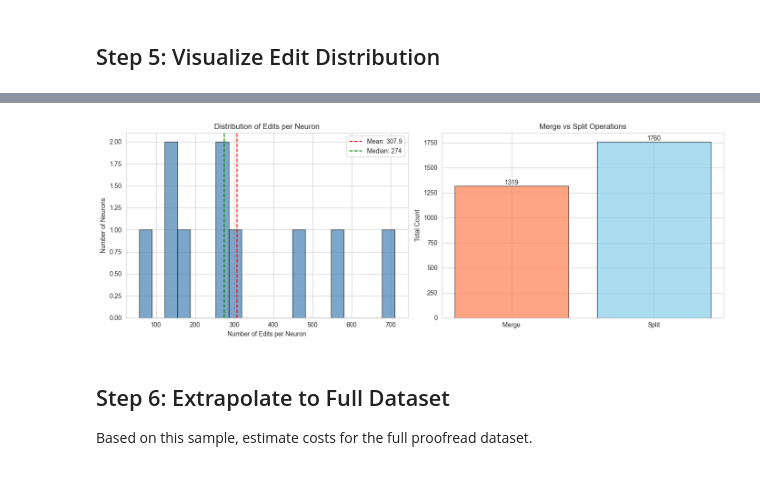
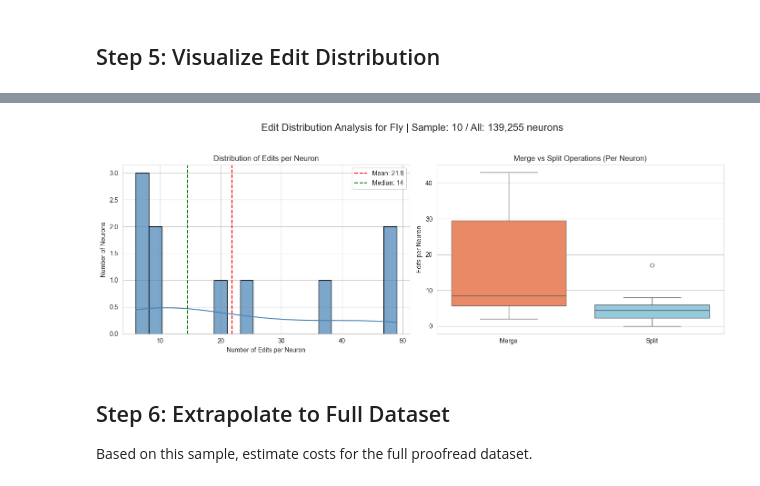
Before and after one commit to qsimeon/ConnectomeBench, a Jupyter notebook: examples/tutorial_edit_history_analysis.ipynb, the cells around one changed output, grey strips where cells are left out. Cells and saved outputs as stored; diff of their text form; code cells hidden in the pictures.

Commit message:
anlayze_edit_distributions now works for mouse and fly. human only has 1 proofread neuron and zebrafish has no proofread neurons

```diff
--- a/examples/tutorial_edit_history_analysis.ipynb
+++ b/examples/tutorial_edit_history_analysis.ipynb
@@ -127,7 +134,7 @@ They're DIFFERENT! Let's see examples:
 # %%
 # Method 2: live_query (Jeff's approach)
 live_result = client.materialize.live_query(
-    "proofreading_status_and_strategy",
+    proofread_table,
     datetime.now()
 )
 
@@ -146,6 +157,7 @@ Let's look at the edit history structure for a single neuron to understand what
 # %%
 # Pick a sample neuron
-sample_neuron_id = neuron_ids[-1]
+idx = np.random.randint(0, len(neuron_ids))
+sample_neuron_id = neuron_ids[idx]
 
 print(f"Getting edit history for neuron: {sample_neuron_id}")
 print(f"Using client.chunkedgraph.get_tabular_change_log()...\n")
@@ -172,8 +184,8 @@ print(f"\nColumns: {list(edit_history.columns)}")
 if len(edit_history) == 0:
     print("No edit history found for this neuron.")
 else:
-    print("\nFirst edit row:")
-    display(edit_history.head(1))
+    print("\nFirst few edit rows:")
+    display(edit_history.head())
     print("\nThe returned edit history has the following columns:")
     for col in edit_history.columns:
         print(f"  - {col}")
@@ -212,9 +258,10 @@ Neuron 864691137199765313 edit breakdown:
 
 Now let's get edit histories for a sample of neurons to see the distribution.
 # %%
-# Sample 50 random neurons
+# Sample N random neurons
 np.random.seed(42)
-sample_size = 10
+N = 100
+sample_size = min(N, len(neuron_ids))
 sampled_neurons = np.random.choice(neuron_ids, size=min(sample_size, len(neuron_ids)), replace=False)
 
 print(f"Analyzing {len(sampled_neurons)} random neurons...")
@@ -339,32 +386,58 @@ Total across sample:
 # %%
-# Plot 1: Histogram of edits per neuron
+# If seaborn is not installed, you may need to run: !pip install seaborn
+import seaborn as sns
+
 fig, axes = plt.subplots(1, 2, figsize=(14, 5))
 
-# Edit distribution
-axes[0].hist(results_df['total_edits'], bins=20, color='steelblue', edgecolor='black', alpha=0.7)
+# Edit distribution with histogram and KDE fit
+sns.histplot(
+    results_df['total_edits'],
+    bins=20,
+    kde=True,
+    color='steelblue',
+    ax=axes[0],
+    edgecolor='black',
+    alpha=0.7
+)
 axes[0].axvline(results_df['total_edits'].mean(), color='red', linestyle='--',
-                label=f'Mean: {results_df["total_edits"].mean():.1f}')
+                label=f'Mean: {results_df['total_edits'].mean():.1f}')
 axes[0].axvline(results_df['total_edits'].median(), color='green', linestyle='--',
-                label=f'Median: {results_df["total_edits"].median():.0f}')
+                label=f'Median: {results_df['total_edits'].median():.0f}')
 axes[0].set_xlabel('Number of Edits per Neuron')
 axes[0].set_ylabel('Number of Neurons')
 axes[0].set_title('Distribution of Edits per Neuron')
 axes[0].legend()
 
-# Merge vs Split
-merge_total = results_df['merge_edits'].sum()
-split_total = results_df['split_edits'].sum()
-axes[1].bar(['Merge', 'Split'], [merge_total, split_total],
-            color=['coral', 'skyblue'], edgecolor='black', alpha=0.7)
-axes[1].set_ylabel('Total Count')
-axes[1].set_title('Merge vs Split Operations')
-axes[1].text(0, merge_total + 0.5, f'{merge_total}', ha='center', va='bottom')
-axes[1].text(1, split_total + 0.5, f'{split_total}', ha='center', va='bottom')
+# Boxplot for Merge vs Split operations (per neuron)
+merge_counts = results_df['merge_edits']
+split_counts = results_df['split_edits']
+
+sns.boxplot(
+    data=[merge_counts, split_counts],
+    ax=axes[1],
+    palette=['coral', 'skyblue']
+)
+# Instead of set_xticklabels, use set_xticks and then set_xticklabels, or set_xticks directly.
+axes[1].set_xticks([0, 1])
+axes[1].set_xticklabels(['Merge', 'Split'])
+axes[1].set_ylabel('Edits per Neuron')
+axes[1].set_title('Merge vs Split Operations (Per Neuron)')
+
+# Add suptitle with species, sample size, and full dataset size
+try:
+    suptitle_str = (
+        f"Edit Distribution Analysis for {species.capitalize()} | "
+        f"Sample: {len(results_df):,} / All: {len(neuron_ids):,} neurons"
+    )
+except Exception:
+    suptitle_str = "Edit Distribution Analysis"
+
+fig.suptitle(suptitle_str, fontsize=16, y=1.04)
 
 plt.tight_layout()
 plt.show()
 # %% [output]
-[figure, old version]
+[figure, new version]
 # %% [markdown]
 ## Step 6: Extrapolate to Full Dataset
 
```
Also changed, not shown: parts of 11 cells of this notebook, 2 other files.
